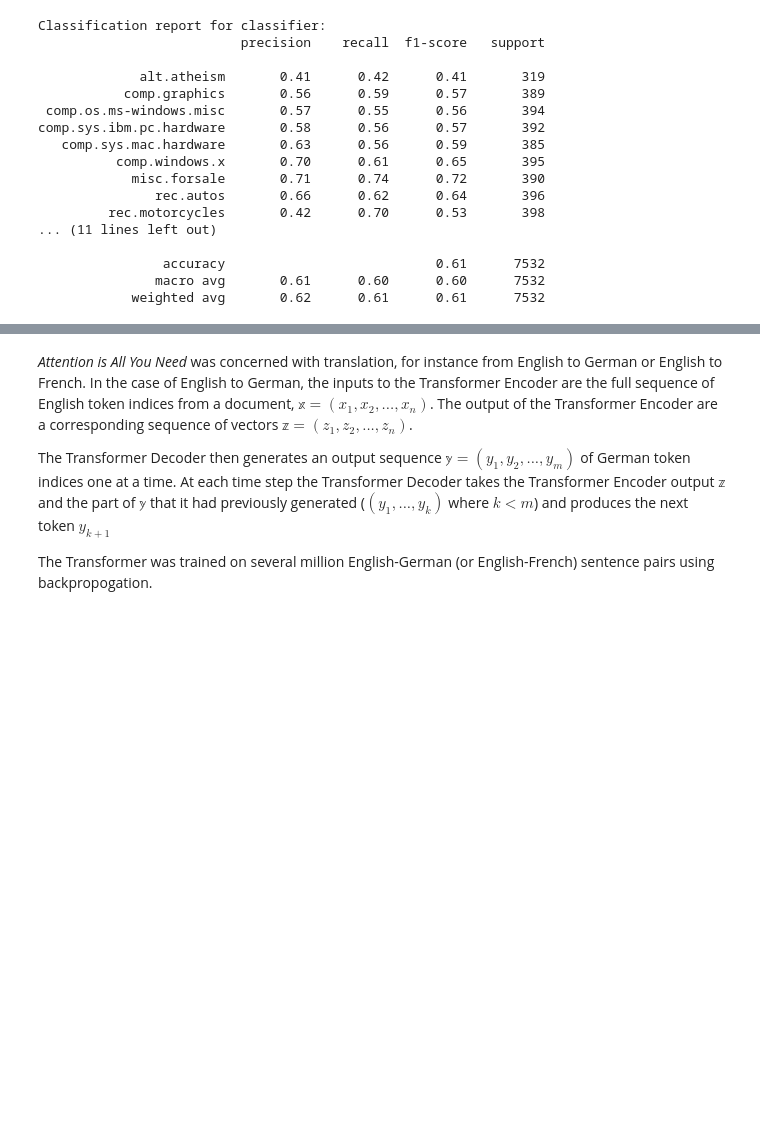
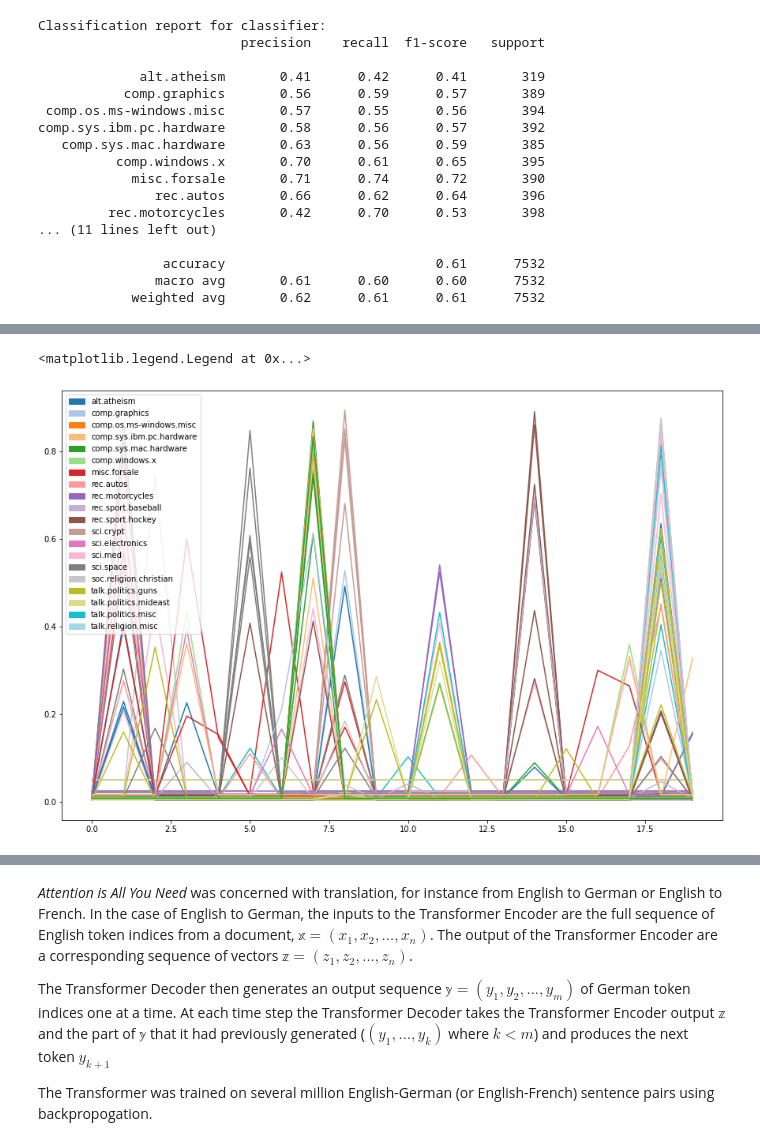
Before and after one commit to Strabes/Intro-to-NLP, a Jupyter notebook: Intro to NLP.ipynb, the cells around one changed output, grey strips where cells are left out. Cells and saved outputs as stored; diff of their text form; code cells hidden in the pictures; blank space fills up the shorter version.

```diff
--- a/Intro to NLP.ipynb
+++ b/Intro to NLP.ipynb
@@ -339,0 +422,22 @@ comp.sys.ibm.pc.hardware       0.58      0.56      0.57       392
+# %%
+lda_test_preds = lda_pipe.transform(d_test["data"])
+# %%
+from matplotlib.colors import ListedColormap, to_hex
+tab20 = plt.get_cmap("tab20")
+lcm = ListedColormap(tab20(range(20)))
+# %%
+fig, ax = plt.subplots(figsize=(15,10))
+for row in (pd.DataFrame(lda_test_preds)
+  .assign(target = d_test["target"])
+  .sample(100, random_state=0)
+  .iterrows()):
+    ax.plot(range(n_components),row[1][:n_components]
+    #,c=row[1]["target"]
+    , c=lcm(int(row[1]["target"]))
+    )
+from matplotlib import patches
+handles = [patches.Patch(color = lcm(i), label=d_test["target_names"][i]) for i in range(20)]
+ax.legend(handles=handles)
+# %% [output]
+<matplotlib.legend.Legend at 0x...>
+[figure, added]
```
Also changed, not shown: parts of 25 cells of this notebook, 3 other files.
